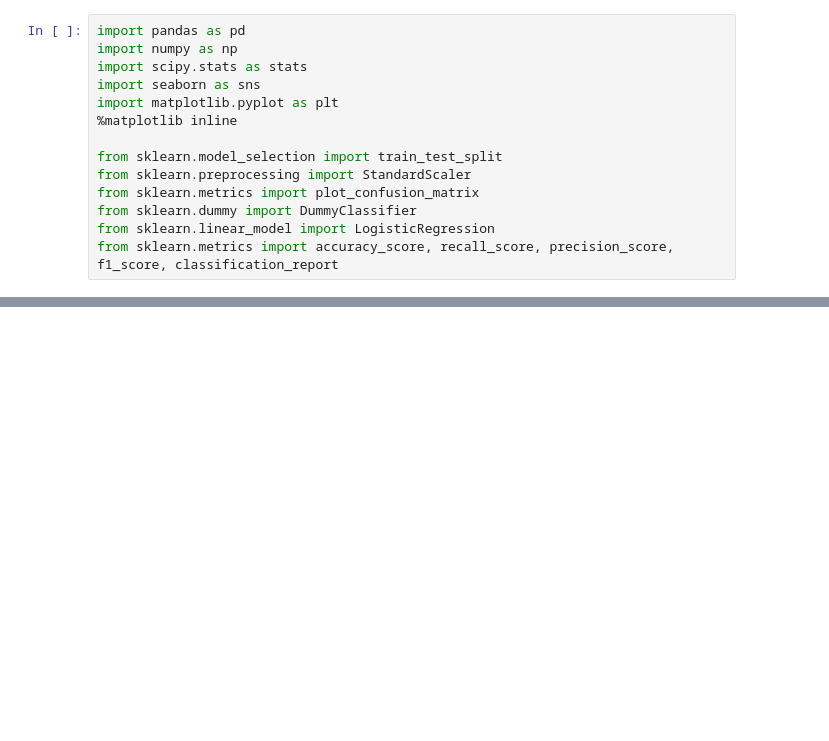
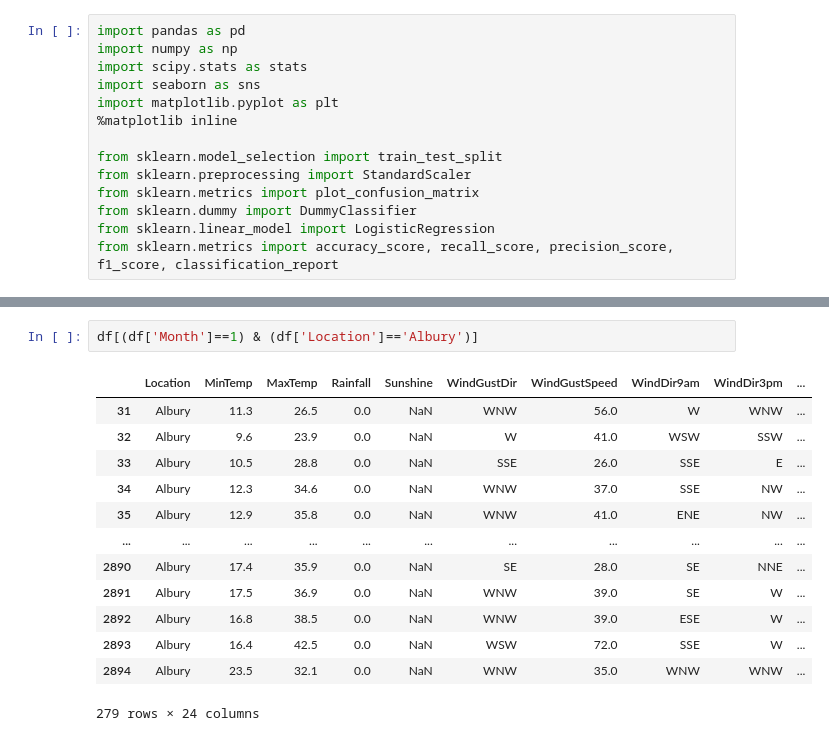
Before and after one commit to alpacanonymous/project3, a Jupyter notebook: notebook.ipynb, the cells around one changed output, grey strips where cells are left out. Saved outputs shown, nothing was run; the diff lists cells and outputs as text; blank space fills up the shorter version.

```diff
--- a/notebook.ipynb
+++ b/notebook.ipynb
@@ -356,0 +88,16 @@ plt.show();
+# %%
+df[(df['Month']==1) & (df['Location']=='Albury')]
+# %% [output]
+|  | Location | MinTemp | MaxTemp | Rainfall | Sunshine | WindGustDir | WindGustSpeed | WindDir9am | WindDir3pm | ... |
+| 31 | Albury | 11.3 | 26.5 | 0.0 | NaN | WNW | 56.0 | W | WNW | ... |
+| 32 | Albury | 9.6 | 23.9 | 0.0 | NaN | W | 41.0 | WSW | SSW | ... |
+| 33 | Albury | 10.5 | 28.8 | 0.0 | NaN | SSE | 26.0 | SSE | E | ... |
+| 34 | Albury | 12.3 | 34.6 | 0.0 | NaN | WNW | 37.0 | SSE | NW | ... |
+| 35 | Albury | 12.9 | 35.8 | 0.0 | NaN | WNW | 41.0 | ENE | NW | ... |
+| ... | ... | ... | ... | ... | ... | ... | ... | ... | ... | ... |
+| 2890 | Albury | 17.4 | 35.9 | 0.0 | NaN | SE | 28.0 | SE | NNE | ... |
+| 2891 | Albury | 17.5 | 36.9 | 0.0 | NaN | WNW | 39.0 | SE | W | ... |
+| 2892 | Albury | 16.8 | 38.5 | 0.0 | NaN | WNW | 39.0 | ESE | W | ... |
+| 2893 | Albury | 16.4 | 42.5 | 0.0 | NaN | WSW | 72.0 | SSE | W | ... |
+| 2894 | Albury | 23.5 | 32.1 | 0.0 | NaN | WNW | 35.0 | WNW | WNW | ... |
+279 rows × 24 columns
```
Also changed, not shown: parts of 49 cells of this notebook.
